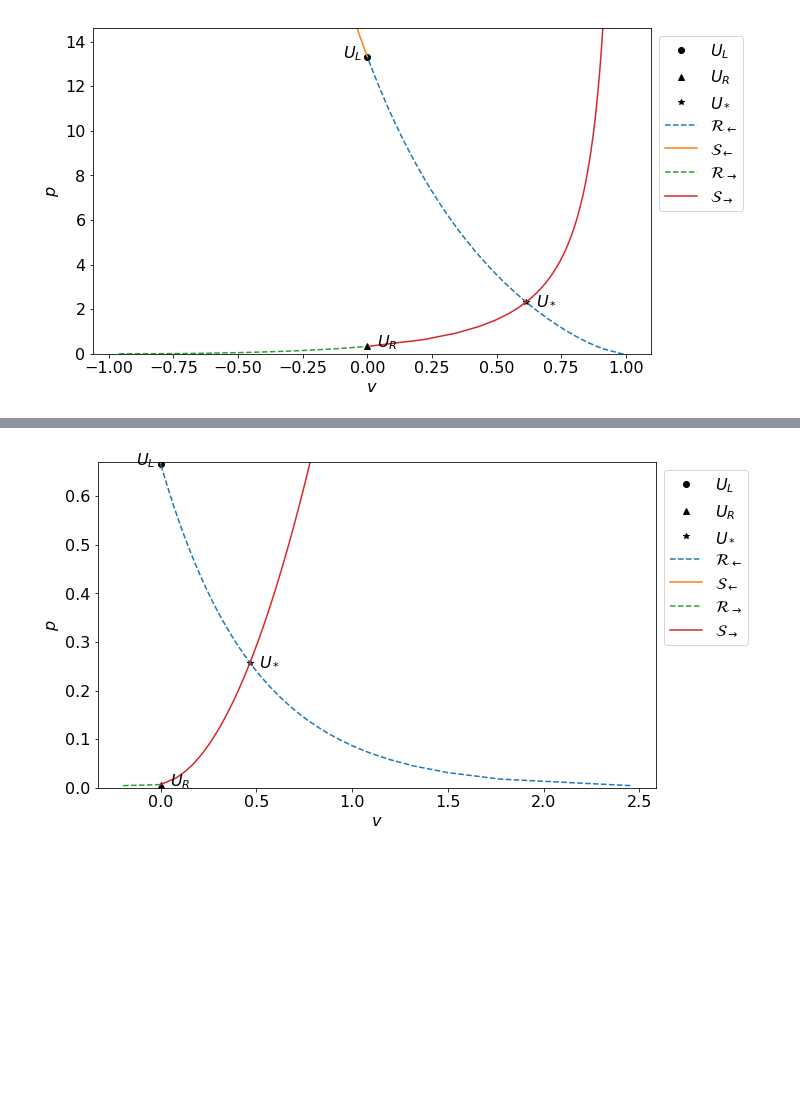
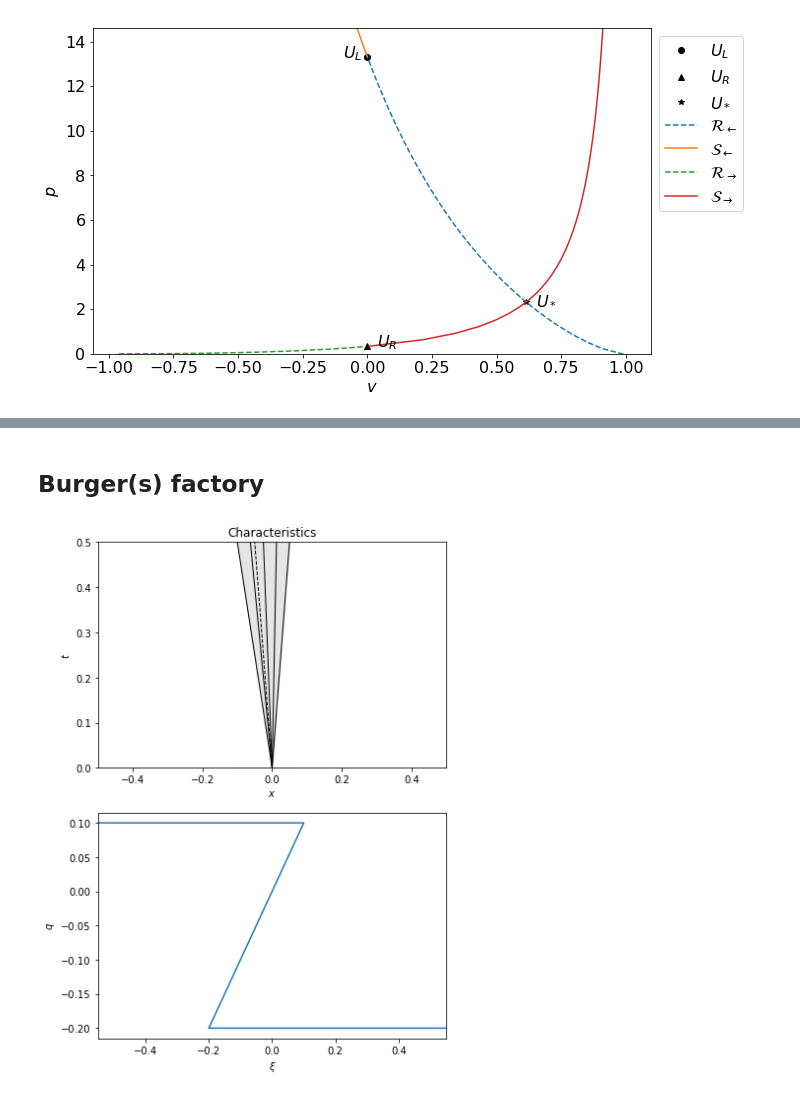
Before and after one commit to harpolea/r3d2, a Jupyter notebook: docs/factories.ipynb, the cells around one changed output, grey strips where cells are left out. Drawn from its saved outputs; the diff is of its cells as text; code cells hidden in the pictures; blank space fills up the shorter version.

```diff
--- a/docs/factories.ipynb
+++ b/docs/factories.ipynb
@@ -91,8 +97,2 @@ display_png(test_1_rp)
-# %%
-pyplot.rc("font", size=16)
-fig = pyplot.figure(figsize=(10,6))
-ax = fig.add_subplot(111)
-test_1_rp.plot_P_v(ax, fig)
-lgd = ax.get_legend()
-# %% [output]
-[figure, removed]
+# %% [markdown]
+## Burger(s) factory
@@ -98,0 +105,11 @@ lgd = ax.get_legend()
+# %%
+f = r3d2.BurgersFactory()
+# %%
+U_left = f.state(0.1, label="L")
+U_right = f.state(-0.2, label="R")
+
+b_rp = f.riemann_problem(U_left, U_right, t_end=0.5)
+# %%
+b_rp
+# %% [output]
+[figure, added]
```
Also changed, not shown: parts of 9 cells of this notebook, 14 other files.
